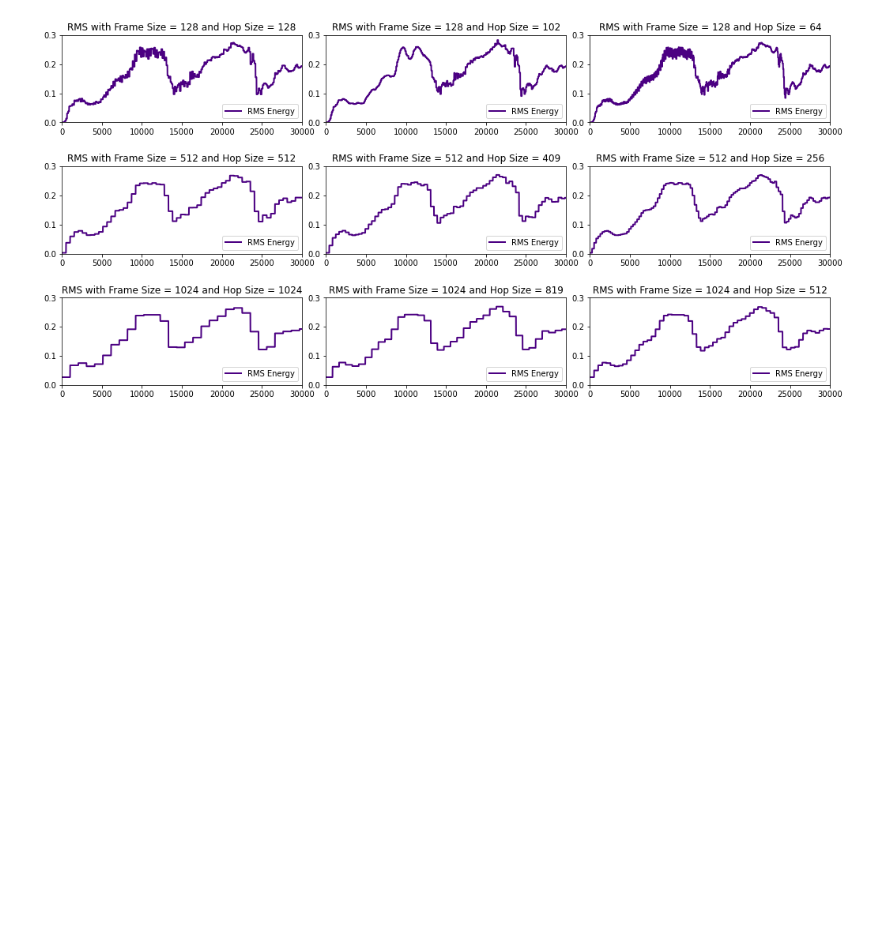
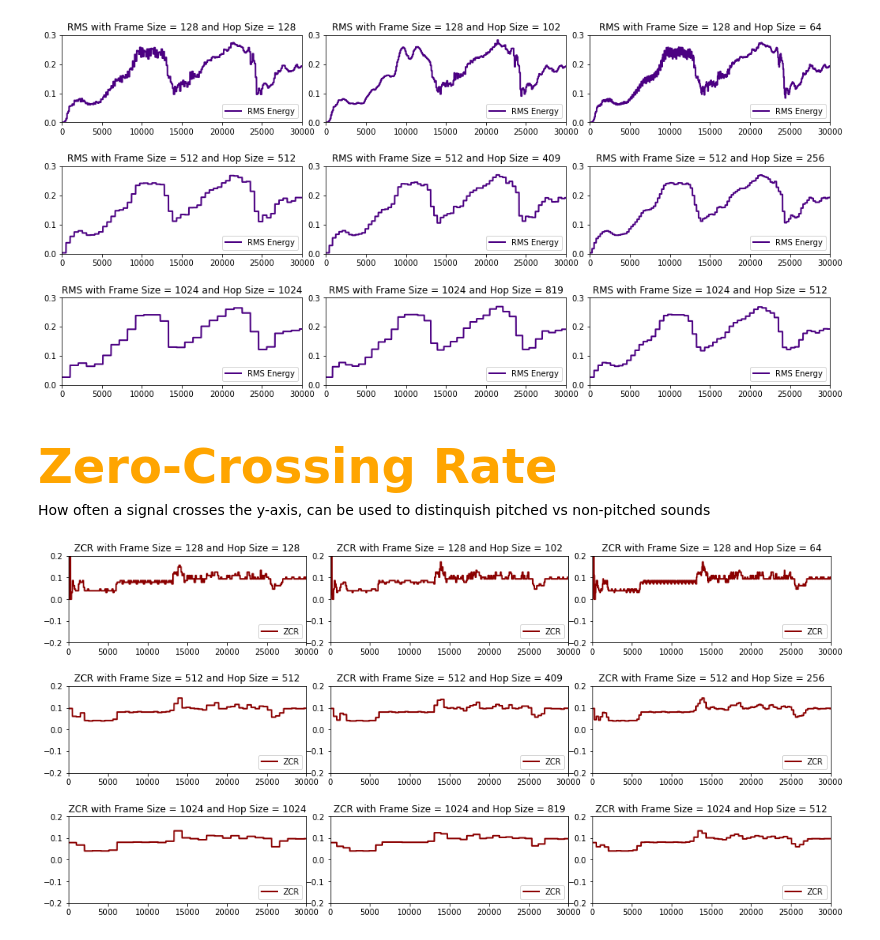
Before and after one commit to HNuijens/PythonAudioProcessing, a Jupyter notebook: Analysis/Extracting Time-Domain Audio Features.ipynb, the cells around one changed output. Saved outputs shown, nothing was run; the diff lists cells and outputs as text; code cells hidden in the pictures; blank space fills up the shorter version.

Commit message:
added zero-crossing rate analysis

```diff
--- a/Analysis/Extracting Time-Domain Audio Features.ipynb
+++ b/Analysis/Extracting Time-Domain Audio Features.ipynb
@@ -94,3 +94,52 @@ plt.subplots_adjust(left=0.1,
                     hspace=0.5)
 # %% [output]
 [figure]
+# %% [markdown]
+<h1 style = "font-size:3rem;color:orange">Zero-Crossing Rate</h1>
+How often a signal crosses the y-axis, can be used to distinquish pitched vs non-pitched sounds
+# %%
+def zero_crossing_rate(data, frame_size, hop_size):
+    zero_crossing_rate = np.zeros((len(data)))
+
+    for i in range(0,len(data) - frame_size, int(hop_size * frame_size)):
+        nCrossings = 0
+        for n in range(1,frame_size):
+            nCrossings = nCrossings + np.abs(np.sign(data[n+i]) - np.sign(data[n+i-1]))
+        zero_crossing_rate[i:i+frame_size] = nCrossings / (2 * frame_size)
+
+    return zero_crossing_rate
+# %%
+data_length = len(data)
+frame_size = [128, 512, 1024]
+hop_size = [1, 0.8, 0.5]
+zcr = np.zeros((len(frame_size) * len(frame_size), data_length))
+
+idx = 0
+for i in range(0, len(frame_size)):
+    for l in range(0, len(hop_size)):
+        zcr[idx] = zero_crossing_rate(data, frame_size[i], hop_size[l])
+        idx+=1
+# %%
+ax = plt.figure(figsize=(15, 10))
+idx = 0
+
+for i in range(0, len(frame_size)):
+    for l in range(0, len(hop_size)):
+        plt.subplot(len(frame_size) * len(hop_size), 3, idx+1)
+        plt.axis([0, 30000, -0.2, 0.2 ])
+        #plt.plot(data[0:70000], lw = 0.08, color = 'lightblue')
+        plt.plot(zcr[idx], lw = 2, color = 'darkred', label = 'ZCR')
+        plt.title(f'ZCR with Frame Size = {frame_size[i]} and Hop Size = {int(hop_size[l] * frame_size[i])}')
+
+        plt.legend()
+        plt.legend(loc='lower right')
+
+        idx += 1
+plt.subplots_adjust(left=0.1,
+                    bottom=0,
+                    right=1,
+                    top=2,
+                    wspace=0.1,
+                    hspace=0.5)
+# %% [output]
+[figure, added]
```
Also changed, not shown: parts of 2 cells of this notebook.
